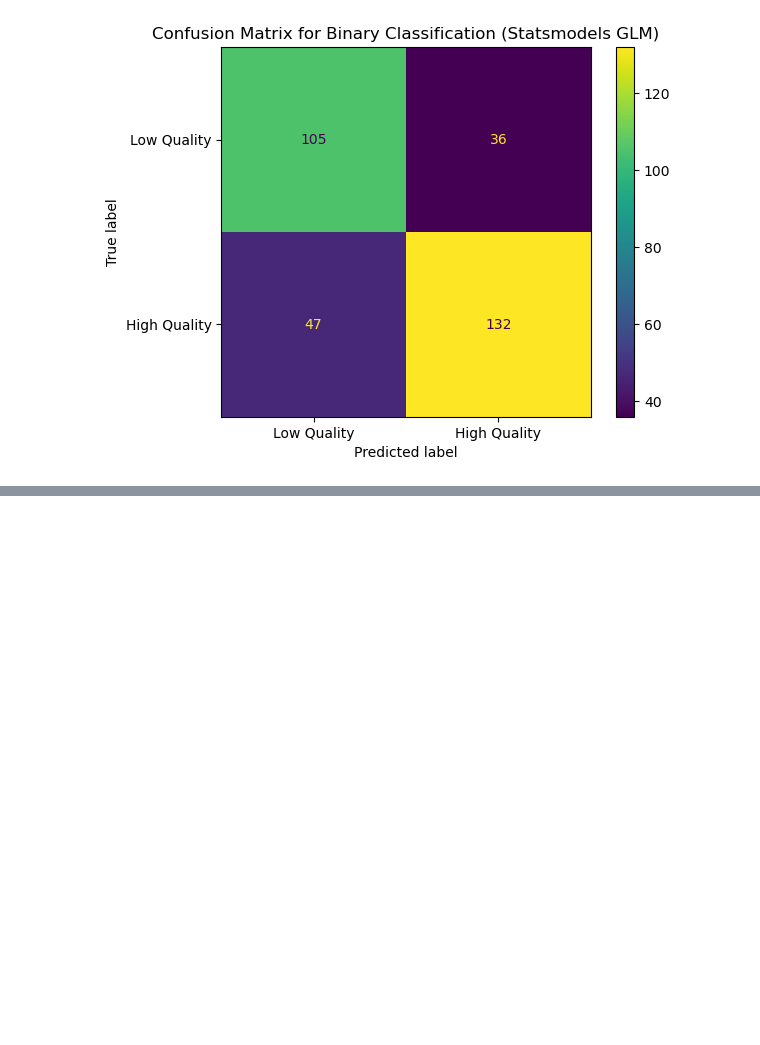
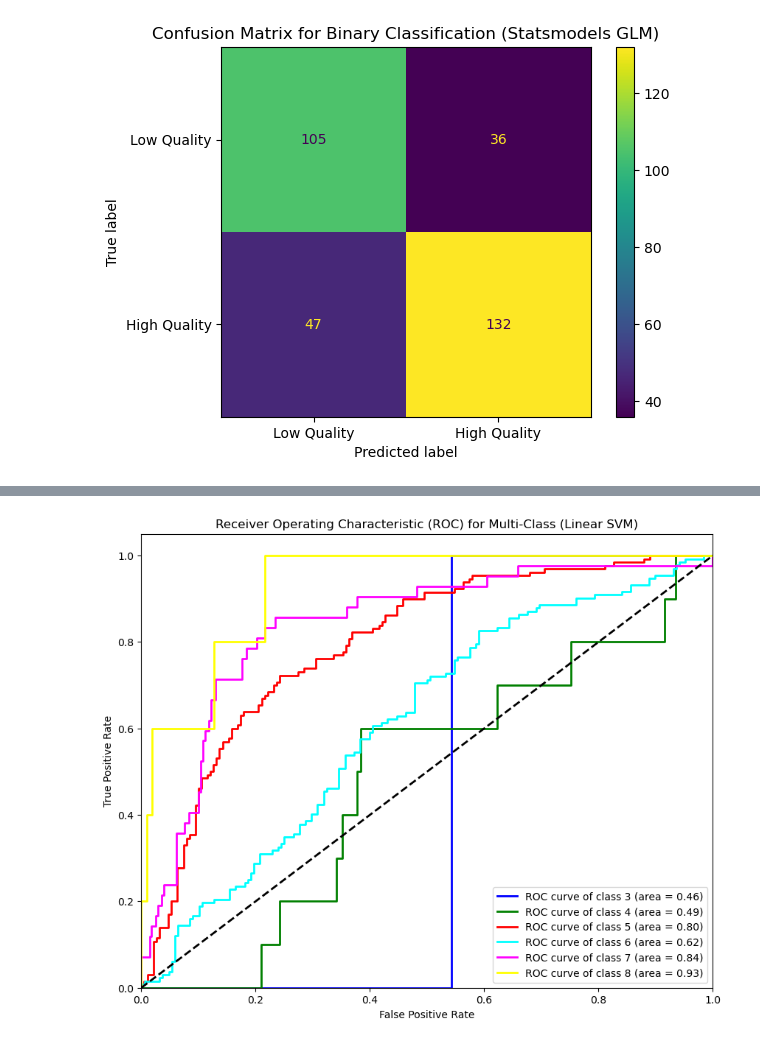
Before and after one commit to rpi11/DSAN5300-final_project, a Jupyter notebook: Classification.ipynb, the cells around one changed output, grey strips where cells are left out. Cells and saved outputs as stored; diff of their text form; code cells hidden in the pictures; blank space fills up the shorter version.

```diff
--- a/Classification.ipynb
+++ b/Classification.ipynb
@@ -220,0 +248,31 @@ plt.show()
+# %%
+svm_linear_ovr = OneVsRestClassifier(SVC(kernel='linear', probability=True, random_state=42))
+
+svm_linear_ovr.fit(X_train, y_train)
+
+y_prob_svm_linear = svm_linear_ovr.predict_proba(X_test)
+
+fpr_linear = dict()
+tpr_linear = dict()
+roc_auc_linear = dict()
+for i in range(n_classes):
+    fpr_linear[i], tpr_linear[i], _ = roc_curve(y_test_binarized[:, i], y_prob_svm_linear[:, i])
+    roc_auc_linear[i] = auc(fpr_linear[i], tpr_linear[i])
+
+# Plot all ROC curves for the linear SVM
+plt.figure(figsize=(10, 8))
+
+for i, color in zip(range(n_classes), colors):
+    plt.plot(fpr_linear[i], tpr_linear[i], color=color, lw=2,
+             label='ROC curve of class {0} (area = {1:0.2f})'.format(i+3, roc_auc_linear[i]))
+
+plt.plot([0, 1], [0, 1], 'k--', lw=2)
+plt.xlim([0.0, 1.0])
+plt.ylim([0.0, 1.05])
+plt.xlabel('False Positive Rate')
+plt.ylabel('True Positive Rate')
+plt.title('Receiver Operating Characteristic (ROC) for Multi-Class (Linear SVM)')
+plt.legend(loc="lower right")
+plt.show()
+# %% [output]
+[figure, added]
```
Also changed, not shown: parts of 6 cells of this notebook.
